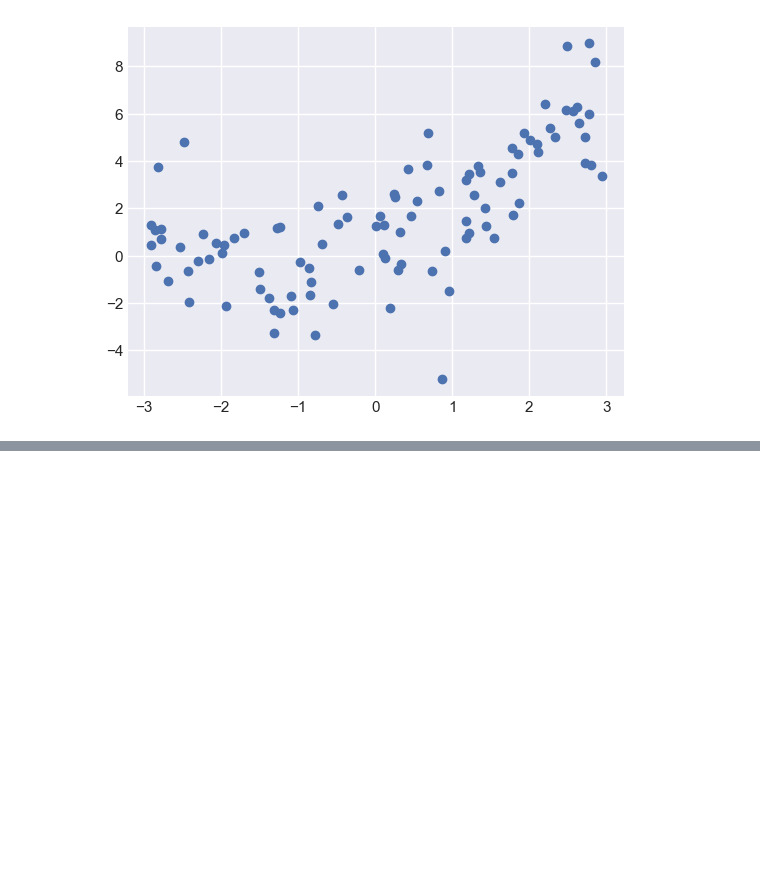
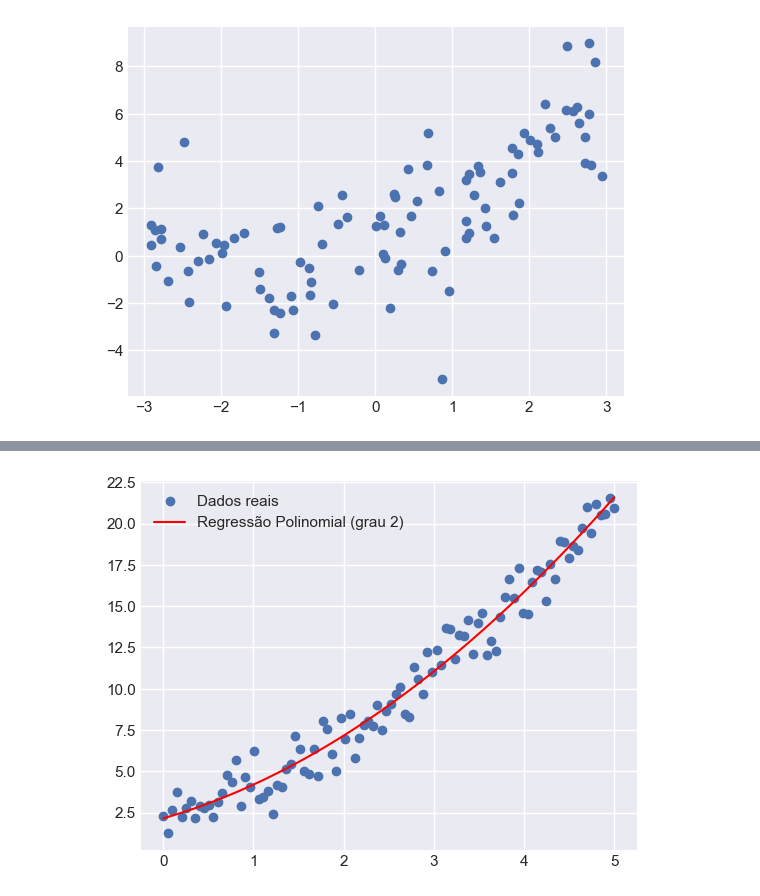
Before and after one commit to ludiemert/Classification_Regression_Models, a Jupyter notebook: 7_Classification_Regression_Models/Linear_Regression_1.ipynb, the cells around one changed output, grey strips where cells are left out. Drawn from its saved outputs; the diff is of its cells as text; code cells hidden in the pictures; blank space fills up the shorter version.

Commit message:
46_Linear_Regression_curva suave, não uma linha reta — esse é o poder da transformação polinomial

```diff
--- a/7_Classification_Regression_Models/Linear_Regression_1.ipynb
+++ b/7_Classification_Regression_Models/Linear_Regression_1.ipynb
@@ -324,0 +351,31 @@ plt.scatter(x, y)
+# %%
+# usar x_poly no seu modelo de regressão linear, e ele aprenderá uma curva parabólica em vez de uma linha reta.
+
+import numpy as np
+import matplotlib.pyplot as plt
+from sklearn.preprocessing import PolynomialFeatures
+from sklearn.linear_model import LinearRegression
+
+# dados simples
+x = np.linspace(0, 5, 100).reshape(-1, 1)
+y = 2 + 1.5*x + 0.5*x**2 + np.random.randn(100, 1)
+
+# transformar para polinomial (grau 2)
+poly_features = PolynomialFeatures(degree=2, include_bias=False)
+x_poly = poly_features.fit_transform(x)
+
+# treinar modelo
+model = LinearRegression()
+model.fit(x_poly, y)
+
+# prever e plotar
+y_pred = model.predict(x_poly)
+
+plt.scatter(x, y, label="Dados reais")
+plt.plot(x, y_pred, color="red", label="Regressão Polinomial (grau 2)")
+plt.legend()
+plt.show()
+
+# O gráfico mostrará uma curva suave, não uma linha reta — esse é o poder da transformação polinomial
+# %% [output]
+[figure, added]
```
Also changed, not shown: parts of 2 cells of this notebook, 1 other file.
